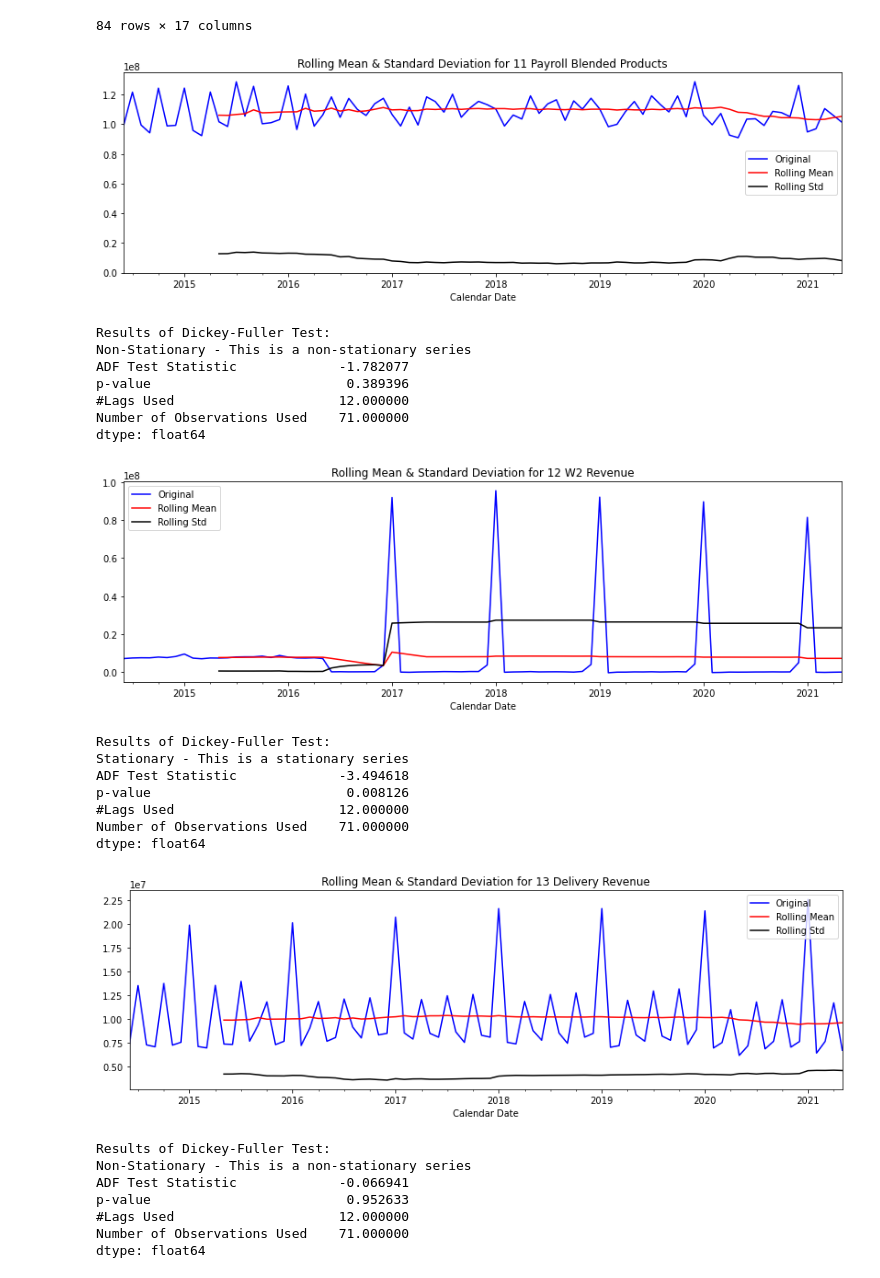
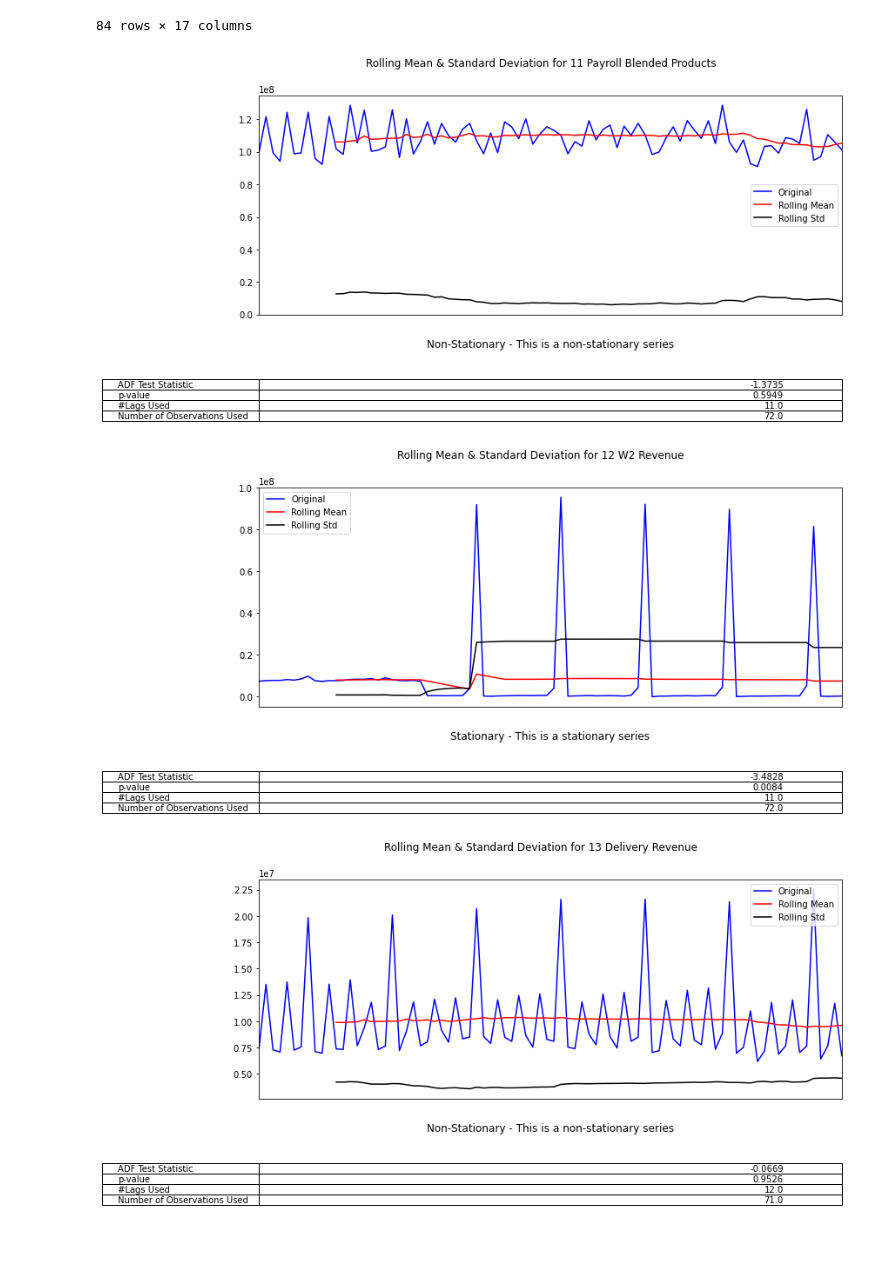
Before and after one commit to jluisjm/Paychex_revenue_forecast, a Jupyter notebook: notebooks/Initial_diagnostic.ipynb, the cells around one changed output. Cells and saved outputs as stored; diff of their text form; code cells hidden in the pictures; blank space fills up the shorter version.

Commit message:
stationary test functions

```diff
--- a/notebooks/Initial_diagnostic.ipynb
+++ b/notebooks/Initial_diagnostic.ipynb
@@ -50,31 +50,9 @@ df_month
 84 rows × 17 columns
 # %%
 for c in df_month.select_dtypes(include=np.number).columns:
-    rolling_statistics(df_month[c])
-    df_test = adfuller_test(df_month[c], critical_value=0.1, maxlag=12, autolag=None)
-    print(df_test)
+    fig = stationarity_test(df_month[c])
+    fig.show()
 # %% [output]
-[figure, old version]
+[figure, new version]
-Results of Dickey-Fuller Test:
-Non-Stationary - This is a non-stationary series
-ADF Test Statistic             -1.782077
-p-value                         0.389396
-#Lags Used                     12.000000
-Number of Observations Used    71.000000
-dtype: float64
-[figure, old version]
+[figure, new version]
-Results of Dickey-Fuller Test:
-Stationary - This is a stationary series
-ADF Test Statistic             -3.494618
-p-value                         0.008126
-#Lags Used                     12.000000
-Number of Observations Used    71.000000
-dtype: float64
-[figure, old version]
+[figure, new version]
-Results of Dickey-Fuller Test:
-Non-Stationary - This is a non-stationary series
-ADF Test Statistic             -0.066941
-p-value                         0.952633
-#Lags Used                     12.000000
-Number of Observations Used    71.000000
-dtype: float64
```
Also changed, not shown: parts of 2 cells of this notebook, 1 other file.
